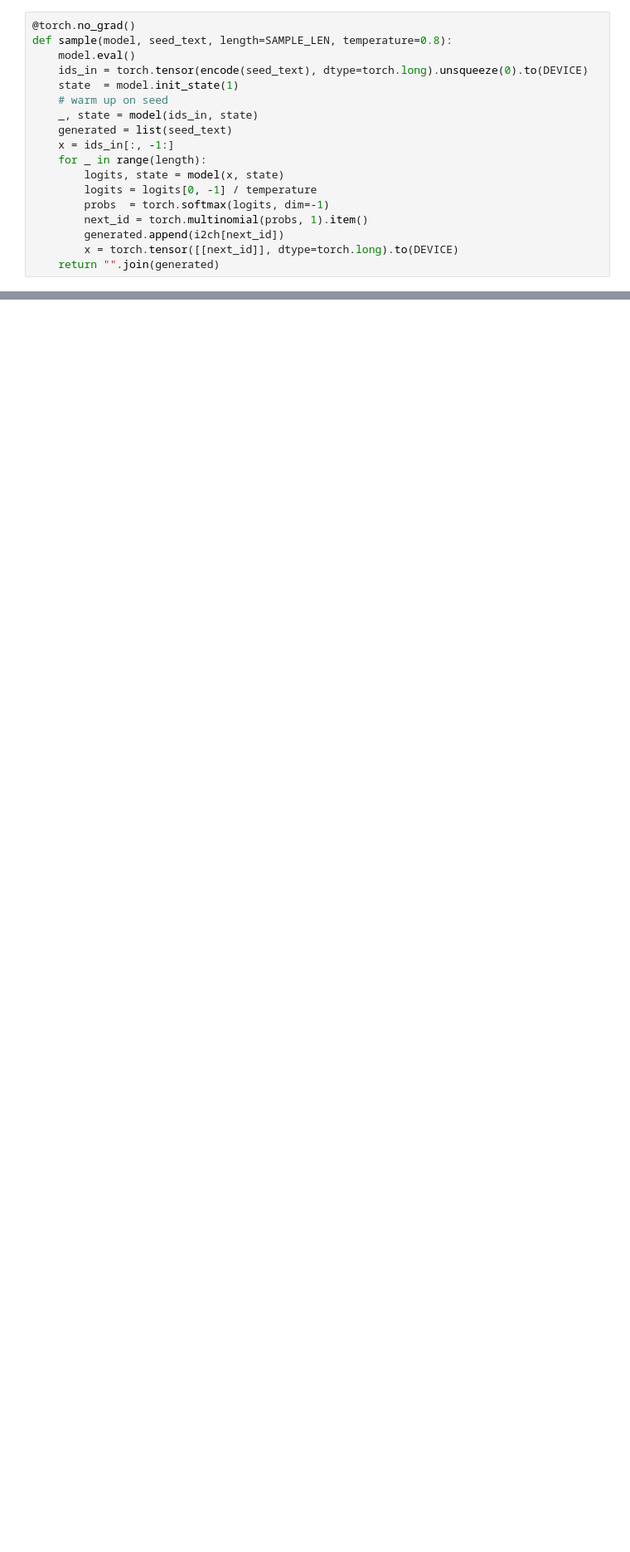
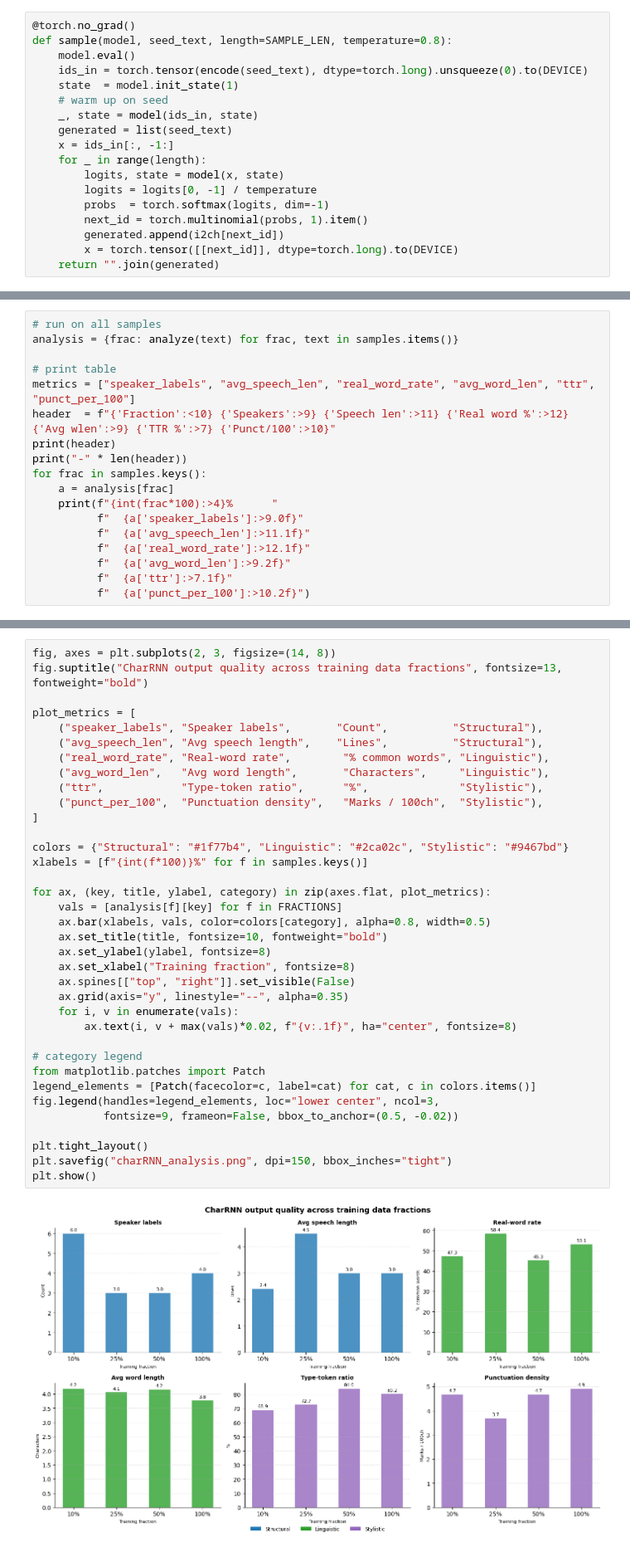
Before and after one commit to ainamti/Cogs-181-Final-Project, a Jupyter notebook: project.ipynb, the cells around one changed output, grey strips where cells are left out. Shown at 83% size. Saved outputs shown, nothing was run; the diff lists cells and outputs as text; blank space fills up the shorter version.

Commit message:
completed analysis

```diff
--- a/project.ipynb
+++ b/project.ipynb
@@ -156,0 +245,18 @@ Training on 10% of data (111,539 chars)
+# %%
+# run on all samples
+analysis = {frac: analyze(text) for frac, text in samples.items()}
+
+# print table
+metrics = ["speaker_labels", "avg_speech_len", "real_word_rate", "avg_word_len", "ttr", "punct_per_100"]
+header  = f"{'Fraction':<10} {'Speakers':>9} {'Speech len':>11} {'Real word %':>12} {'Avg wlen':>9} {'TTR %':>7} {'Punct/100':>10}"
+print(header)
+print("-" * len(header))
+for frac in samples.keys():
+    a = analysis[frac]
+    print(f"{int(frac*100):>4}%      "
+          f"  {a['speaker_labels']:>9.0f}"
+          f"  {a['avg_speech_len']:>11.1f}"
+          f"  {a['real_word_rate']:>12.1f}"
+          f"  {a['avg_word_len']:>9.2f}"
+          f"  {a['ttr']:>7.1f}"
+          f"  {a['punct_per_100']:>10.2f}")
@@ -156,0 +270,38 @@ Training on 10% of data (111,539 chars)
+# %%
+fig, axes = plt.subplots(2, 3, figsize=(14, 8))
+fig.suptitle("CharRNN output quality across training data fractions", fontsize=13, fontweight="bold")
+
+plot_metrics = [
+    ("speaker_labels", "Speaker labels",       "Count",          "Structural"),
+    ("avg_speech_len", "Avg speech length",    "Lines",          "Structural"),
+    ("real_word_rate", "Real-word rate",        "% common words", "Linguistic"),
+    ("avg_word_len",   "Avg word length",       "Characters",     "Linguistic"),
+    ("ttr",            "Type-token ratio",      "%",              "Stylistic"),
+    ("punct_per_100",  "Punctuation density",   "Marks / 100ch",  "Stylistic"),
+]
+
+colors = {"Structural": "#1f77b4", "Linguistic": "#2ca02c", "Stylistic": "#9467bd"}
+xlabels = [f"{int(f*100)}%" for f in samples.keys()]
+
+for ax, (key, title, ylabel, category) in zip(axes.flat, plot_metrics):
+    vals = [analysis[f][key] for f in FRACTIONS]
+    ax.bar(xlabels, vals, color=colors[category], alpha=0.8, width=0.5)
+    ax.set_title(title, fontsize=10, fontweight="bold")
+    ax.set_ylabel(ylabel, fontsize=8)
+    ax.set_xlabel("Training fraction", fontsize=8)
+    ax.spines[["top", "right"]].set_visible(False)
+    ax.grid(axis="y", linestyle="--", alpha=0.35)
+    for i, v in enumerate(vals):
+        ax.text(i, v + max(vals)*0.02, f"{v:.1f}", ha="center", fontsize=8)
+
+# category legend
+from matplotlib.patches import Patch
+legend_elements = [Patch(facecolor=c, label=cat) for cat, c in colors.items()]
+fig.legend(handles=legend_elements, loc="lower center", ncol=3,
+           fontsize=9, frameon=False, bbox_to_anchor=(0.5, -0.02))
+
+plt.tight_layout()
+plt.savefig("charRNN_analysis.png", dpi=150, bbox_inches="tight")
+plt.show()
+# %% [output]
+[figure, added]
```
Also changed, not shown: parts of 15 cells of this notebook.
